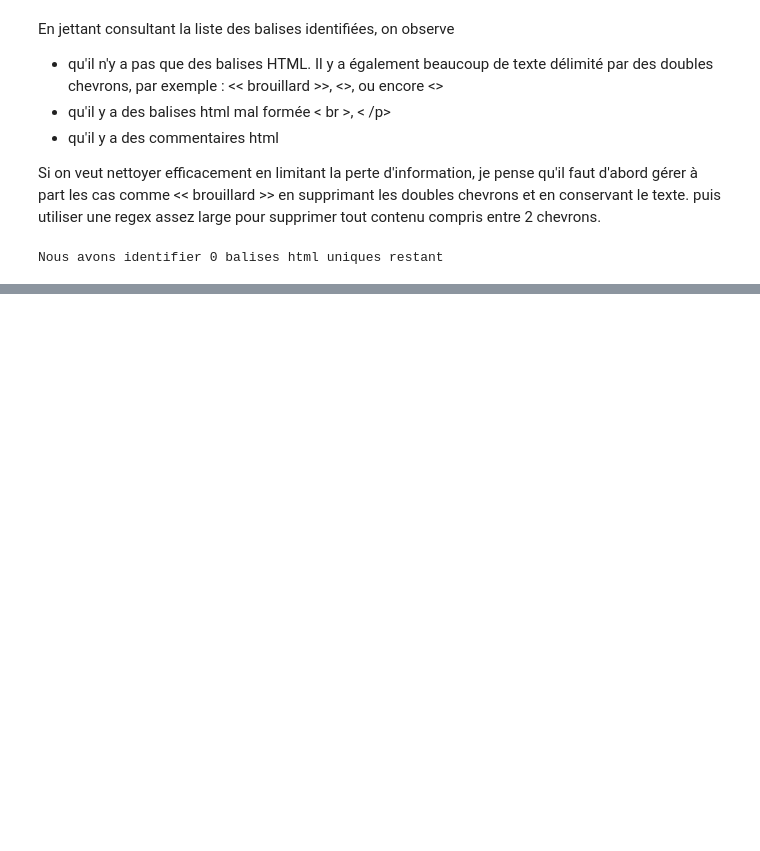
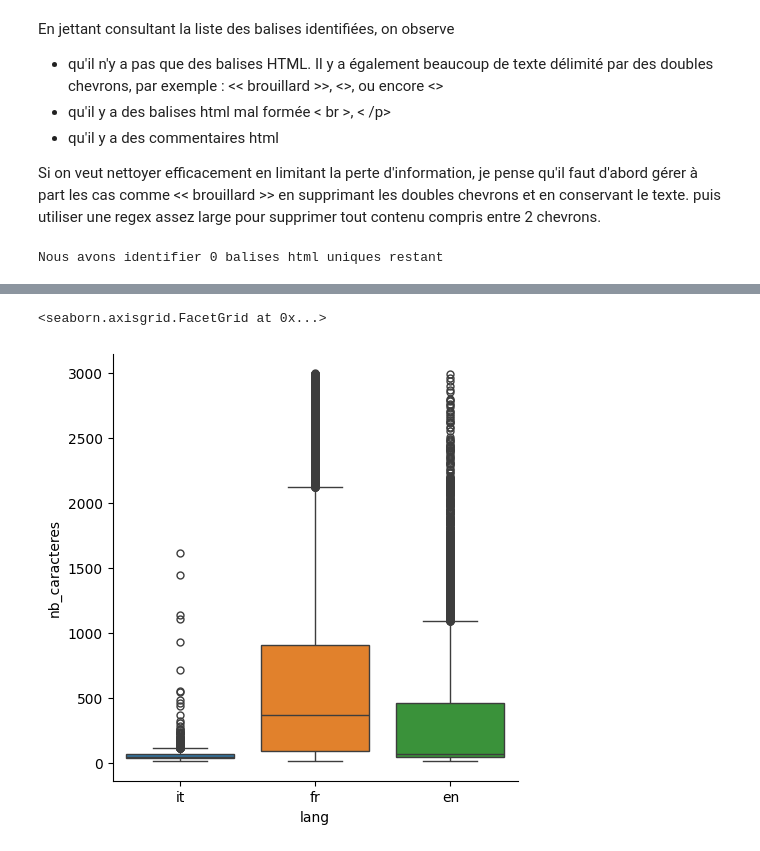
Before and after one commit to elkarimero/rakuten-challenge, a Jupyter notebook: notebooks/2.0-karim-text-data-cleanup.ipynb, the cells around one changed output, grey strips where cells are left out. Saved outputs shown, nothing was run; the diff lists cells and outputs as text; code cells hidden in the pictures; blank space fills up the shorter version.

```diff
--- a/notebooks/2.0-karim-text-data-cleanup.ipynb
+++ b/notebooks/2.0-karim-text-data-cleanup.ipynb
@@ -144,7 +153,10 @@ puis utiliser une regex assez large pour supprimer tout contenu compris entre 2
 X_train["text"] = X_train["text"].str.replace("<<", "").str.replace(">>", "")
 
 # on supprime les balises html quelles soient bien ou mal formées
-X_train['text'] = X_train['text'].str.replace(r'<[^>]*>', '', regex=True)
+X_train['text'] = X_train['text'].str.replace(r'<[^>]*>', ' ', regex=True)
+
+# on clean de nouveau après les manipulations
+X_train["text"] = X_train['text'].map(clean_text)
 
 # on vérifie qu'il n'y a plus de balise html
 balises2 = set()
@@ -167,0 +229,10 @@ Y_train.loc[Y_train.index.isin(X_train.index)].to_csv("../data/interim/Y_train.c
+# %%
+#X_train[X_train["lang"] =="fr"]["nb_caracteres"].describe()
+
+x = X_train[X_train["lang"].isin(["fr","en","it"])]
+x = x[x["nb_caracteres"] < 3000]
+
+sns.catplot (x = "lang", y = "nb_caracteres", hue = "lang", kind = "box", data = x)
+# %% [output]
+<seaborn.axisgrid.FacetGrid at 0x...>
+[figure, added]
```
Also changed, not shown: parts of 9 cells of this notebook.
